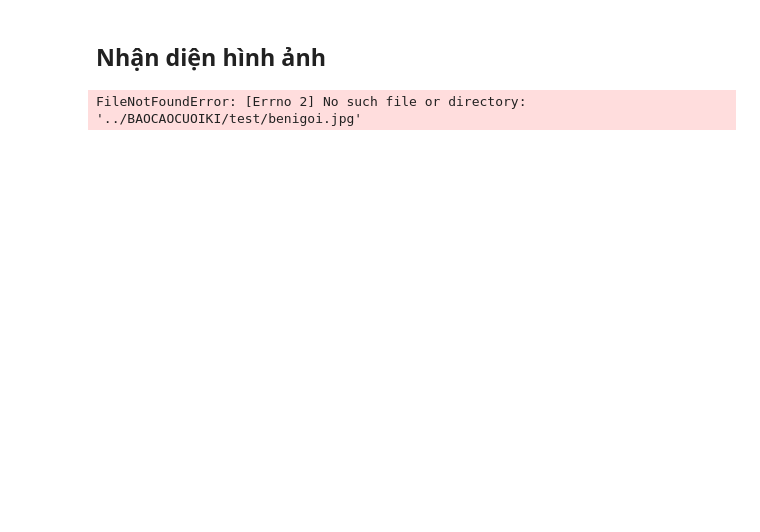
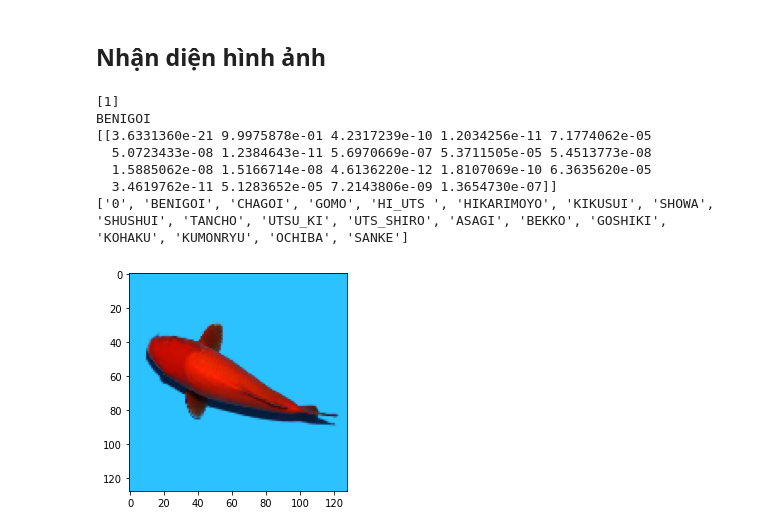
Before and after one commit to VuongDinhTu19146417/NHAN_DIEN_CA_KOI, a Jupyter notebook: cakoi.ipynb, the cells around one changed output. Cells and saved outputs as stored; diff of their text form; code cells hidden in the pictures; blank space fills up the shorter version.

```diff
--- a/cakoi.ipynb
+++ b/cakoi.ipynb
@@ -423,18 +441,25 @@ cv2.destroyAllWindows()
 # %% [markdown]
 ## Nhận diện hình ảnh
 # %%
-pic = image.load_img('../BAOCAOCUOIKI/test/benigoi.jpg', target_size=(128,128))
+pic = image.load_img('../BAOCAOCUOIKI/benigoi4.jpg', target_size=(128,128))
 plt.imshow(pic)
 pic = img_to_array(pic)
 pic = pic.reshape(1,128,128,3)
 pic = pic.astype('float32')
 pic = pic/255
 print(np.argmax(model.predict(pic), axis=1))
 print(class_name[np.argmax(model.predict(pic))])
 print(model.predict(pic))
 print(class_name)
 # %% [output]
-FileNotFoundError: [Errno 2] No such file or directory: '../BAOCAOCUOIKI/test/benigoi.jpg'
+[1]
+BENIGOI
+[[3.6331360e-21 9.9975878e-01 4.2317239e-10 1.2034256e-11 7.1774062e-05
+  5.0723433e-08 1.2384643e-11 5.6970669e-07 5.3711505e-05 5.4513773e-08
+  1.5885062e-08 1.5166714e-08 4.6136220e-12 1.8107069e-10 6.3635620e-05
+  3.4619762e-11 5.1283652e-05 7.2143806e-09 1.3654730e-07]]
+['0', 'BENIGOI', 'CHAGOI', 'GOMO', 'HI_UTS ', 'HIKARIMOYO', 'KIKUSUI', 'SHOWA', 'SHUSHUI', 'TANCHO', 'UTSU_KI', 'UTS_SHIRO', 'ASAGI', 'BEKKO', 'GOSHIKI', 'KOHAKU', 'KUMONRYU', 'OCHIBA', 'SANKE']
+[figure, added]
 # %%
 pic = image.load_img('../BAOCAOCUOIKI/output/test/chagoi/chagoi3 106.jpg', target_size=(128,128))
 plt.imshow(pic)
```
Also changed, not shown: parts of 7 cells of this notebook.
